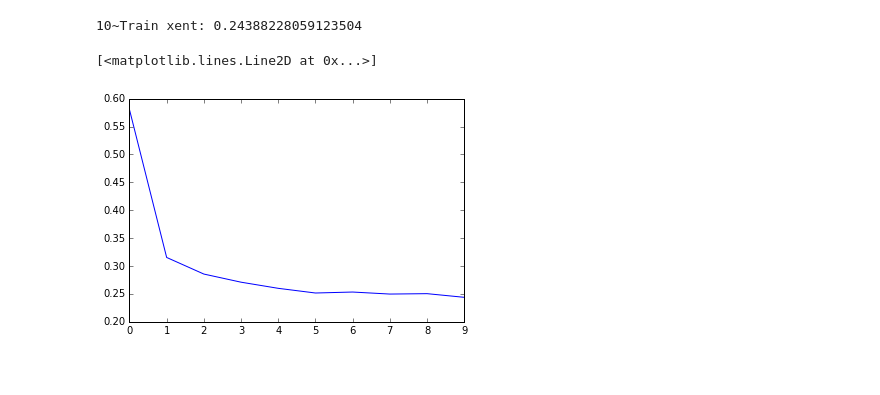
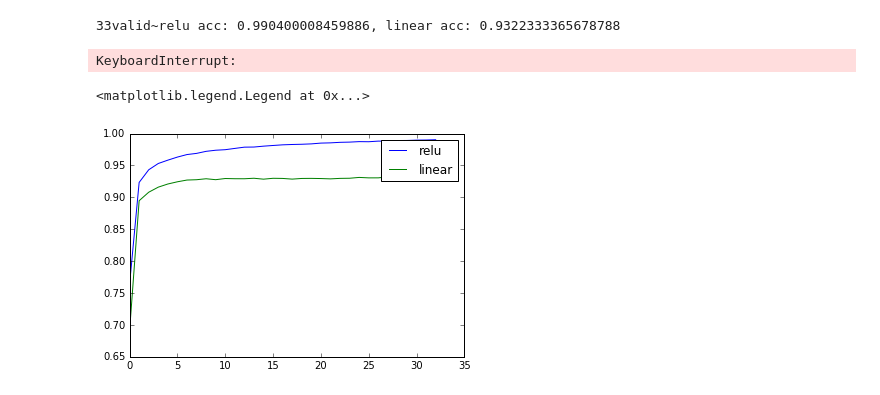
Before and after one commit to PFCM/odds-and-ends, a Jupyter notebook: deep.ipynb, the cells around one changed output. Saved outputs shown, nothing was run; the diff lists cells and outputs as text; code cells hidden in the pictures.

```diff
--- a/deep.ipynb
+++ b/deep.ipynb
@@ -67,26 +88,54 @@ sess = tf.Session()
 sess.run(tf.initialize_all_variables())
 # %%
 data = data.reshape((-1, 784))
+vdata = vdata.reshape((-1, 784))
-# %%
-BATCH_SIZE = 50
-
-losses = []
-
-for epoch in range(10):
-    epoch_loss = 0
-    epoch_steps = 0
-    for batch_data, batch_labels in batch_iter(data, targets, BATCH_SIZE):
-        tloss, _ = sess.run([relu_loss, relu_train],
-                            {inputs: batch_data,
-                             labels: batch_labels})
-        epoch_loss += tloss
-        epoch_steps += 1
-    losses.append(epoch_loss/epoch_steps)
-    print('\r{}~Train xent: {}'.format(epoch+1, epoch_loss / epoch_steps), end='')
-# %% [output]
-10~Train xent: 0.24388228059123504
-# %%
-plt.plot(losses)
-# %% [output]
-[<matplotlib.lines.Line2D at 0x...>]
-[figure, removed]
+# %%
+BATCH_SIZE = 100
+
+losses = {'relu': [],
+          'linear': []}
+vlosses = {'relu': [],
+           'linear': []}
+
+for epoch in range(50):
+    epoch_losses = {key: 0 for key in losses}
+    epoch_steps = 0
+    for batch_data, batch_labels in batch_iter(data, targets, BATCH_SIZE):
+        rloss, lloss, _ = sess.run(
+            [relu_acc, lin_acc, all_trains],
+            {inputs: batch_data,
+             labels: batch_labels})
+        epoch_losses['linear'] += lloss
+        epoch_losses['relu'] += rloss
+        epoch_steps += 1
+    print('\r{}~relu acc: {}, linear acc: {}'.format(
+            epoch+1, epoch_losses['relu'] / epoch_steps,
+            epoch_losses['linear'] / epoch_steps), end='',
+           flush=True)
+    valid_accs = {key: 0 for key in losses}
+    vepoch_steps = 0
+    for batch_data, batch_labels in batch_iter(vdata, vtargets, BATCH_SIZE):
+        rvalid, lvalid = sess.run(
+            [relu_acc, lin_acc],
+            {inputs: batch_data,
+             labels: batch_labels})
+        valid_accs['linear'] += lvalid
+        valid_accs['relu'] += rvalid
+        vepoch_steps += 1
+    print('\r{}valid~relu acc: {}, linear acc: {}'.format(
+            epoch+1, epoch_losses['relu'] / epoch_steps,
+            epoch_losses['linear'] / epoch_steps), end='')
+
+    for key in losses:
+        losses[key].append(epoch_losses[key]/epoch_steps)
+        vlosses[key].append(valid_accs[key]/vepoch_steps)
+# %% [output]
+33valid~relu acc: 0.990400008459886, linear acc: 0.9322333365678788
+KeyboardInterrupt:
+# %%
+for key in losses:
+    plt.plot(losses[key], label=key)
+plt.legend()
+# %% [output]
+<matplotlib.legend.Legend at 0x...>
+[figure, added]
```
Also changed, not shown: parts of 5 cells of this notebook.
